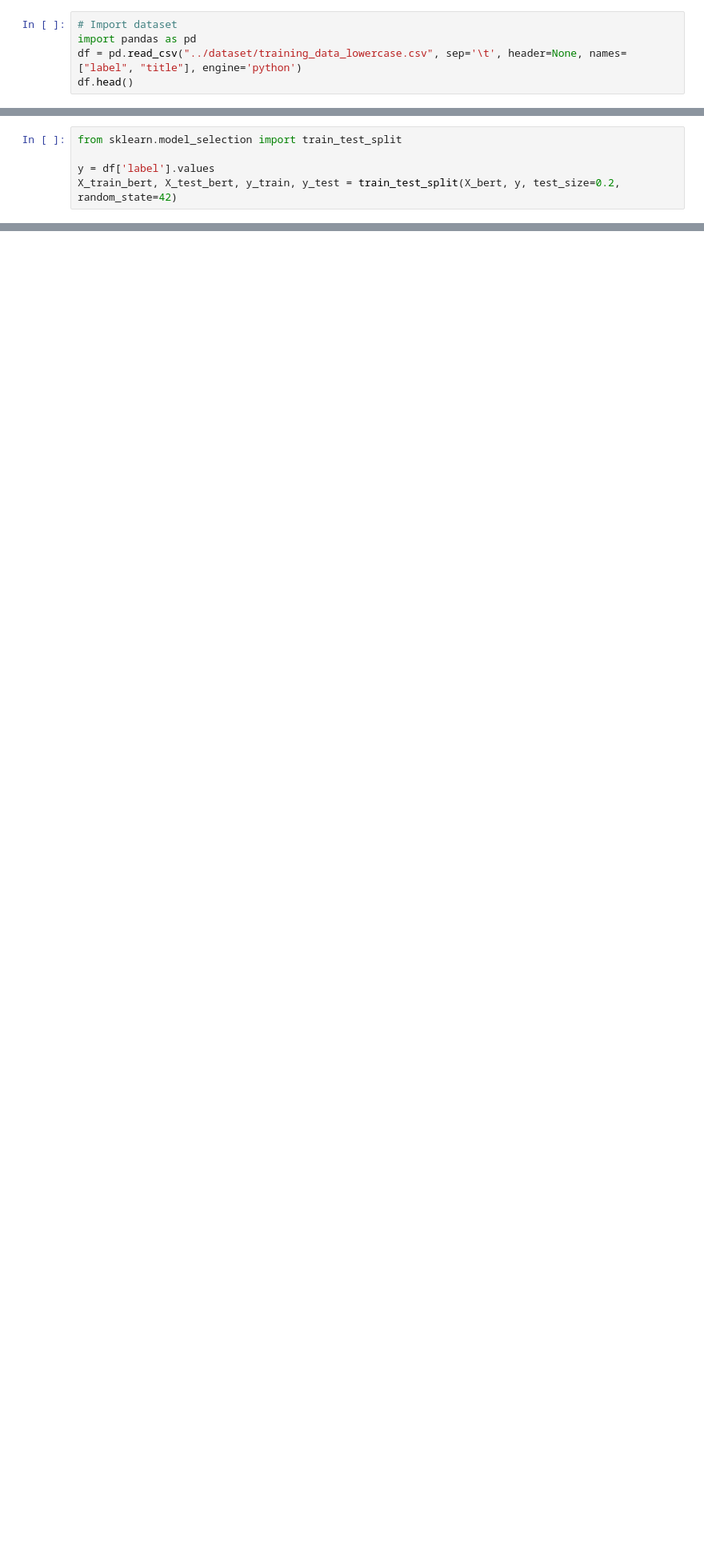
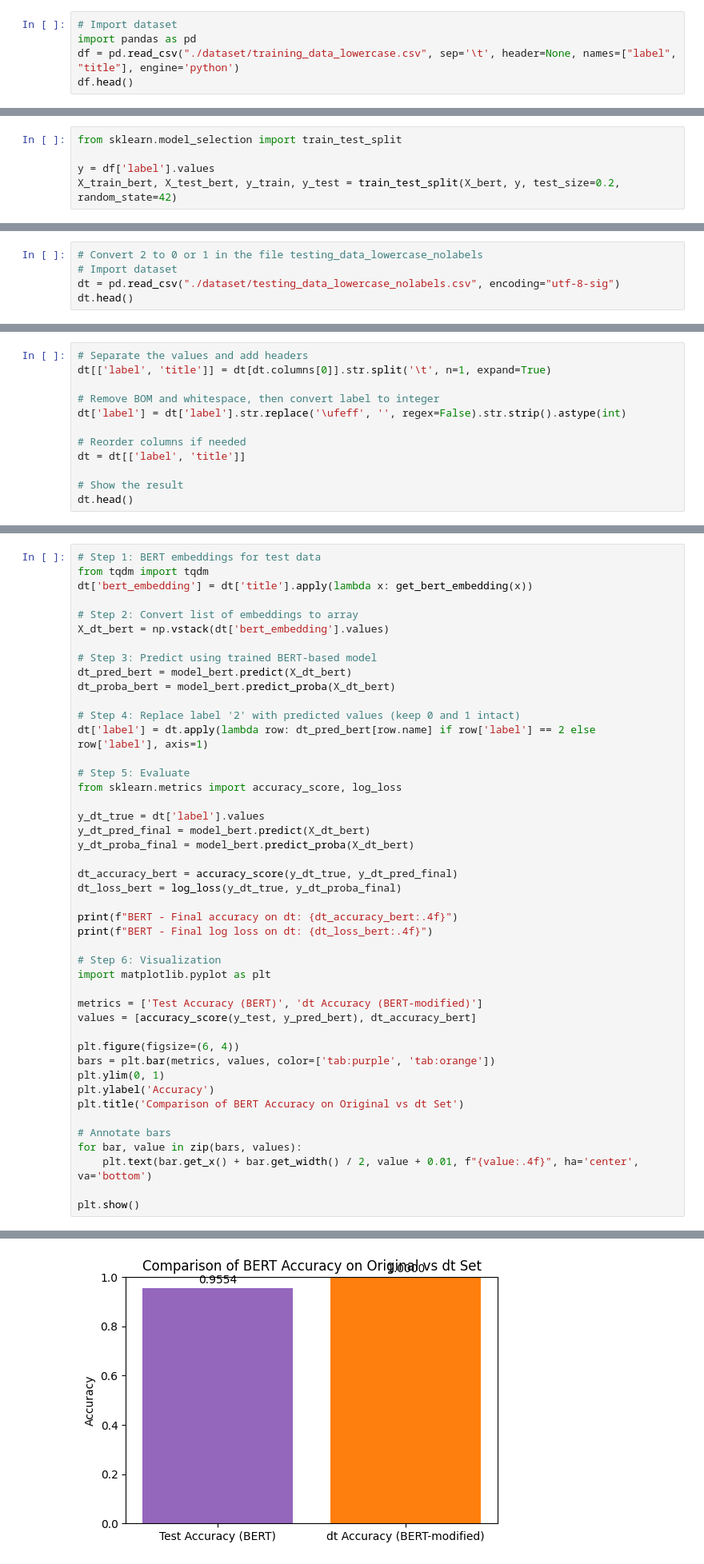
Before and after one commit to Julseb-Ironhack-AI/project-nlp-challenge, a Jupyter notebook: Bert_Model.ipynb, the cells around one changed output, grey strips where cells are left out. Shown at 80% size. Cells and saved outputs as stored; diff of their text form; blank space fills up the shorter version.

Commit message:
latest bert version

```diff
--- a/Bert_Model.ipynb
+++ b/Bert_Model.ipynb
@@ -5,7 +5,7 @@ Explain what the project is for, and quickly how we are going to do it
 # %%
 # Import dataset
 import pandas as pd
-df = pd.read_csv("../dataset/training_data_lowercase.csv", sep='\t', header=None, names=["label", "title"], engine='python')
+df = pd.read_csv("./dataset/training_data_lowercase.csv", sep='\t', header=None, names=["label", "title"], engine='python')
 df.head()
 # %% [output]
 |  | label | title |
@@ -186,3 +186,8 @@ disp.plot()
 plt.show()
 # %% [output]
 [figure]
+# %%
+# Convert 2 to 0 or 1 in the file testing_data_lowercase_nolabels
+# Import dataset
+dt = pd.read_csv("./dataset/testing_data_lowercase_nolabels.csv", encoding="utf-8-sig")
+dt.head()
@@ -188,0 +201,12 @@ plt.show()
+# %%
+# Separate the values and add headers
+dt[['label', 'title']] = dt[dt.columns[0]].str.split('\t', n=1, expand=True)
+
+# Remove BOM and whitespace, then convert label to integer
+dt['label'] = dt['label'].str.replace('\ufeff', '', regex=False).str.strip().astype(int)
+
+# Reorder columns if needed
+dt = dt[['label', 'title']]
+
+# Show the result
+dt.head()
@@ -188,0 +220,46 @@ plt.show()
+# %%
+# Step 1: BERT embeddings for test data
+from tqdm import tqdm
+dt['bert_embedding'] = dt['title'].apply(lambda x: get_bert_embedding(x))
+
+# Step 2: Convert list of embeddings to array
+X_dt_bert = np.vstack(dt['bert_embedding'].values)
+
+# Step 3: Predict using trained BERT-based model
+dt_pred_bert = model_bert.predict(X_dt_bert)
+dt_proba_bert = model_bert.predict_proba(X_dt_bert)
+
+# Step 4: Replace label '2' with predicted values (keep 0 and 1 intact)
+dt['label'] = dt.apply(lambda row: dt_pred_bert[row.name] if row['label'] == 2 else row['label'], axis=1)
+
+# Step 5: Evaluate
+from sklearn.metrics import accuracy_score, log_loss
+
+y_dt_true = dt['label'].values
+y_dt_pred_final = model_bert.predict(X_dt_bert)
+y_dt_proba_final = model_bert.predict_proba(X_dt_bert)
+
+dt_accuracy_bert = accuracy_score(y_dt_true, y_dt_pred_final)
+dt_loss_bert = log_loss(y_dt_true, y_dt_proba_final)
+
+print(f"BERT - Final accuracy on dt: {dt_accuracy_bert:.4f}")
+print(f"BERT - Final log loss on dt: {dt_loss_bert:.4f}")
+
+# Step 6: Visualization
+import matplotlib.pyplot as plt
+
+metrics = ['Test Accuracy (BERT)', 'dt Accuracy (BERT-modified)']
+values = [accuracy_score(y_test, y_pred_bert), dt_accuracy_bert]
+
+plt.figure(figsize=(6, 4))
+bars = plt.bar(metrics, values, color=['tab:purple', 'tab:orange'])
+plt.ylim(0, 1)
+plt.ylabel('Accuracy')
+plt.title('Comparison of BERT Accuracy on Original vs dt Set')
+
+# Annotate bars
+for bar, value in zip(bars, values):
+    plt.text(bar.get_x() + bar.get_width() / 2, value + 0.01, f"{value:.4f}", ha='center', va='bottom')
+
+plt.show()
+# %% [output]
@@ -188,0 +268 @@ plt.show()
+[figure, added]
```
Also changed, not shown: parts of 3 cells of this notebook.
